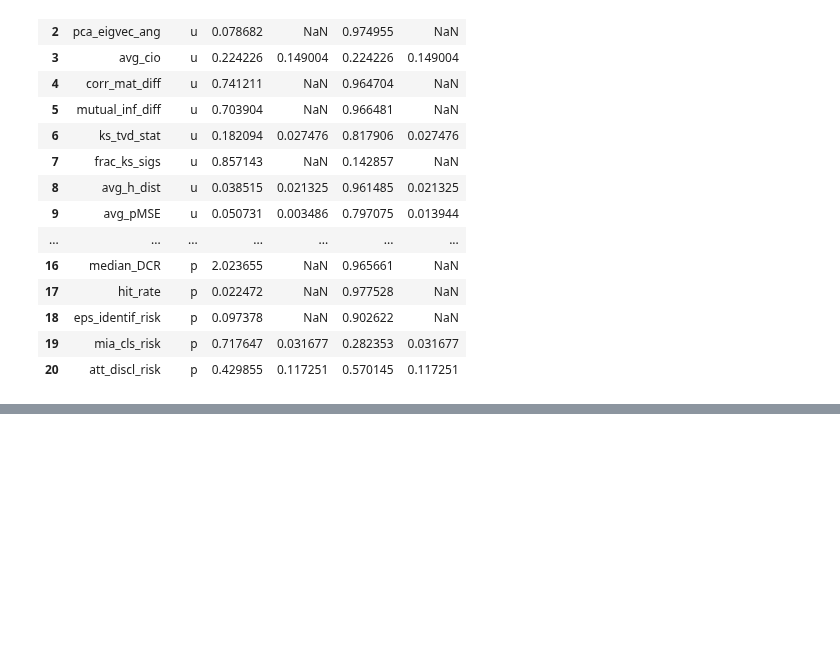
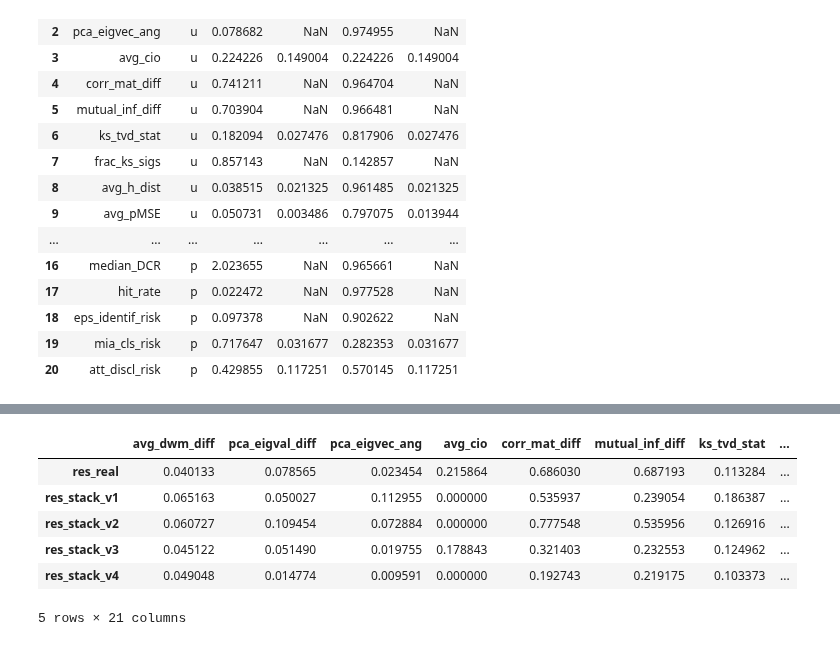
Before and after one commit to LucasBrynk/synthe_size_me, a Jupyter notebook: penguins_syn/penguins_ctgan_syn.ipynb, the cells around one changed output, grey strips where cells are left out. Saved outputs shown, nothing was run; the diff lists cells and outputs as text; code cells hidden in the pictures; blank space fills up the shorter version.

```diff
--- a/penguins_syn/penguins_ctgan_syn.ipynb
+++ b/penguins_syn/penguins_ctgan_syn.ipynb
@@ -602,0 +688,55 @@ Error: AUROC metric did not run, analysis target variable did not have appropria
+# %%
+total_eval = pd.DataFrame(columns=["avg_dwm_diff",
+                                   "pca_eigval_diff",
+                                  "pca_eigvec_ang",
+                                  "avg_cio",
+                                  "corr_mat_diff",
+                                  "mutual_inf_diff",
+                                  "ks_tvd_stat",
+                                  "frac_ks_sigs",
+                                  "avg_h_dist",
+                                  "avg_pMSE",
+                                  "avg_nndr",
+                                  "priv_loss_nndr",
+                                  "nnaa",
+                                  "priv_loss_nnaa",
+                                  "cls_F1_diff",
+                                  "cls_F1_diff_hout",
+                                  "median_DCR",
+                                  "hit_rate",
+                                  "eps_identif_risk",
+                                  "mia_cls_risk",
+                                  "att_discl_risk"])
+
+for i in range(len(eval_results)):
+    evals = eval_results[i].set_index("metric")
+    total_eval.loc[eval_str[i]] = [evals.loc["avg_dwm_diff", "val"],
+                                   evals.loc["pca_eigval_diff", "val"],
+                                   evals.loc["pca_eigvec_ang", "val"],
+                                   evals.loc["avg_cio", "val"],
+                                   evals.loc["corr_mat_diff", "val"],
+                                   evals.loc["mutual_inf_diff", "val"],
+                                   evals.loc["ks_tvd_stat", "val"],
+                                   evals.loc["frac_ks_sigs", "val"],
+                                   evals.loc["avg_h_dist", "val"],
+                                   evals.loc["avg_pMSE", "val"],
+                                   evals.loc["avg_nndr", "val"],
+                                   evals.loc["priv_loss_nndr", "val"],
+                                   evals.loc["nnaa", "val"],
+                                   evals.loc["priv_loss_nnaa", "val"],
+                                   evals.loc["cls_F1_diff", "val"],
+                                   evals.loc["cls_F1_diff_hout", "val"],
+                                   evals.loc["median_DCR", "val"],
+                                   evals.loc["hit_rate", "val"],
+                                   evals.loc["eps_identif_risk", "val"],
+                                   evals.loc["mia_cls_risk", "val"],
+                                   evals.loc["att_discl_risk", "val"]]
+total_eval
+# %% [output]
+|  | avg_dwm_diff | pca_eigval_diff | pca_eigvec_ang | avg_cio | corr_mat_diff | mutual_inf_diff | ks_tvd_stat | ... |
+| res_real | 0.040133 | 0.078565 | 0.023454 | 0.215864 | 0.686030 | 0.687193 | 0.113284 | ... |
+| res_stack_v1 | 0.065163 | 0.050027 | 0.112955 | 0.000000 | 0.535937 | 0.239054 | 0.186387 | ... |
+| res_stack_v2 | 0.060727 | 0.109454 | 0.072884 | 0.000000 | 0.777548 | 0.535956 | 0.126916 | ... |
+| res_stack_v3 | 0.045122 | 0.051490 | 0.019755 | 0.178843 | 0.321403 | 0.232553 | 0.124962 | ... |
+| res_stack_v4 | 0.049048 | 0.014774 | 0.009591 | 0.000000 | 0.192743 | 0.219175 | 0.103373 | ... |
+5 rows × 21 columns
```
Also changed, not shown: parts of 10 cells of this notebook.
